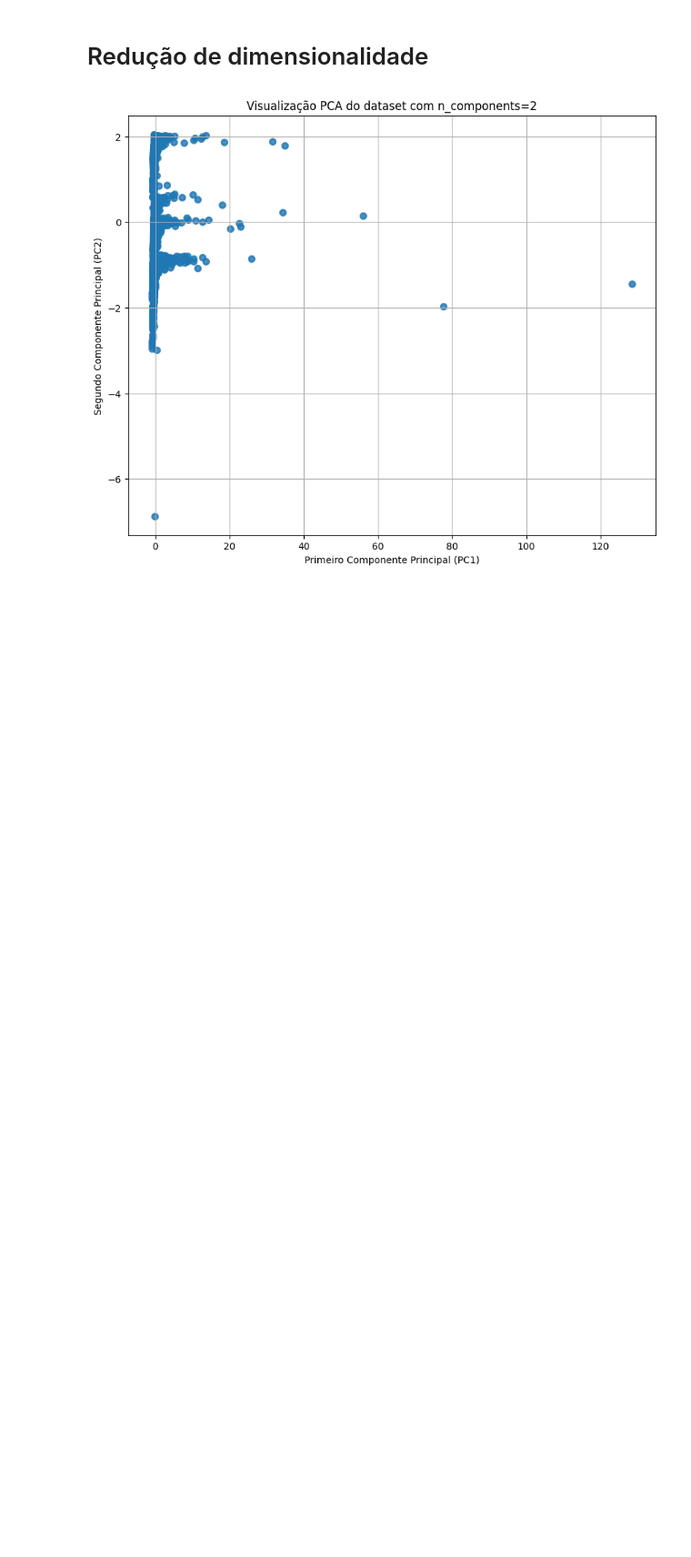
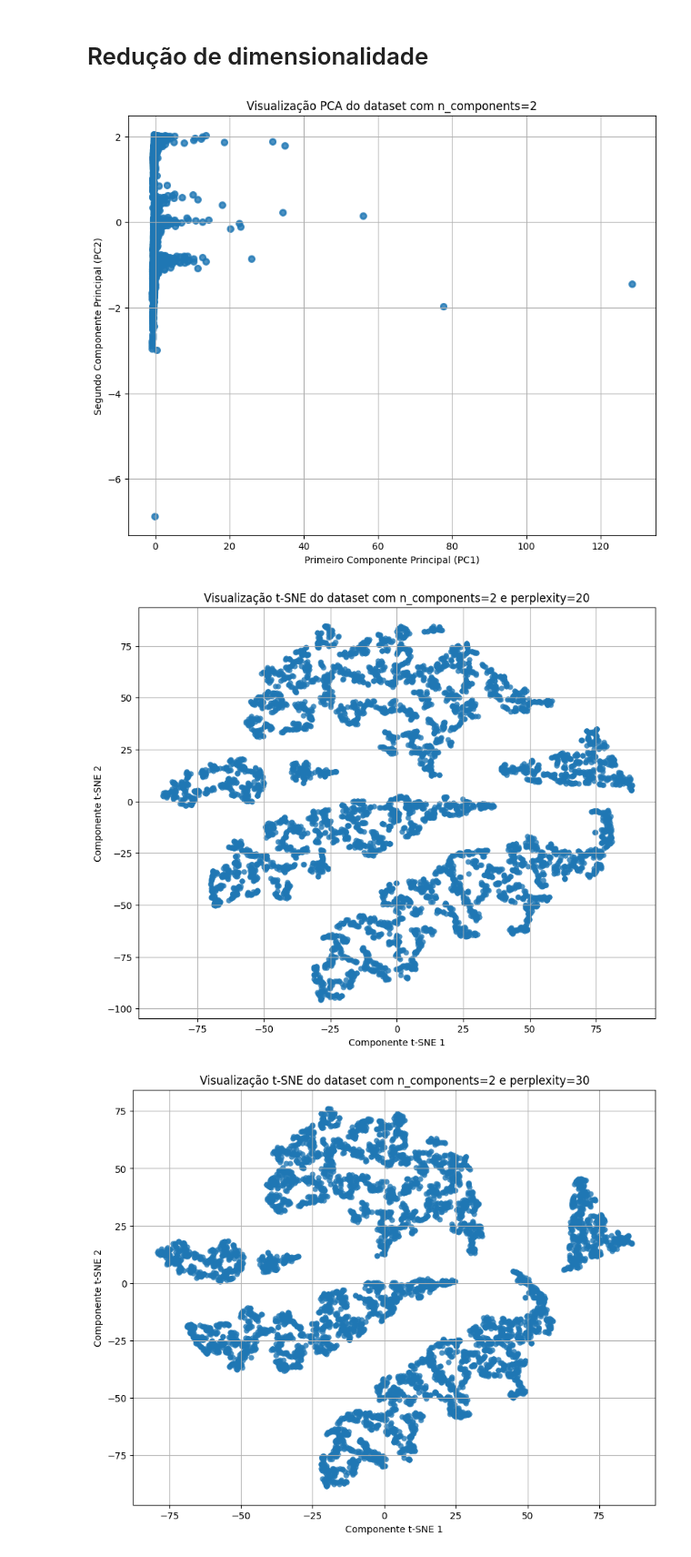
Before and after one commit to DouglaxN/project-unsupervised, a Jupyter notebook: J/main.ipynb, the cells around one changed output. Shown at 91% size. Drawn from its saved outputs; the diff is of its cells as text; code cells hidden in the pictures; blank space fills up the shorter version.

```diff
--- a/J/main.ipynb
+++ b/J/main.ipynb
@@ -87,0 +79,17 @@ plt.show()
+# %%
+def plot_tsne(df_tsne, perp):
+  plt.figure(figsize=(10, 8))
+  plt.scatter(df_tsne[:, 0], df_tsne[:, 1], alpha=.8, lw=0)
+  plt.title(f'Visualização t-SNE do dataset com n_components=2 e perplexity={perp}')
+  plt.xlabel('Componente t-SNE 1')
+  plt.ylabel('Componente t-SNE 2')
+  plt.grid(True)
+  plt.show()
+# %%
+for perp in [20, 30, 50]:
+  tsne = TSNE(n_components=2, perplexity=perp, max_iter=1000, learning_rate=200)
+  df_tsne = tsne.fit_transform(df_scaled)
+  plot_tsne(df_tsne, perp)
+# %% [output]
+[figure, added]
+[figure, added]
```
Also changed, not shown: parts of 2 cells of this notebook.
